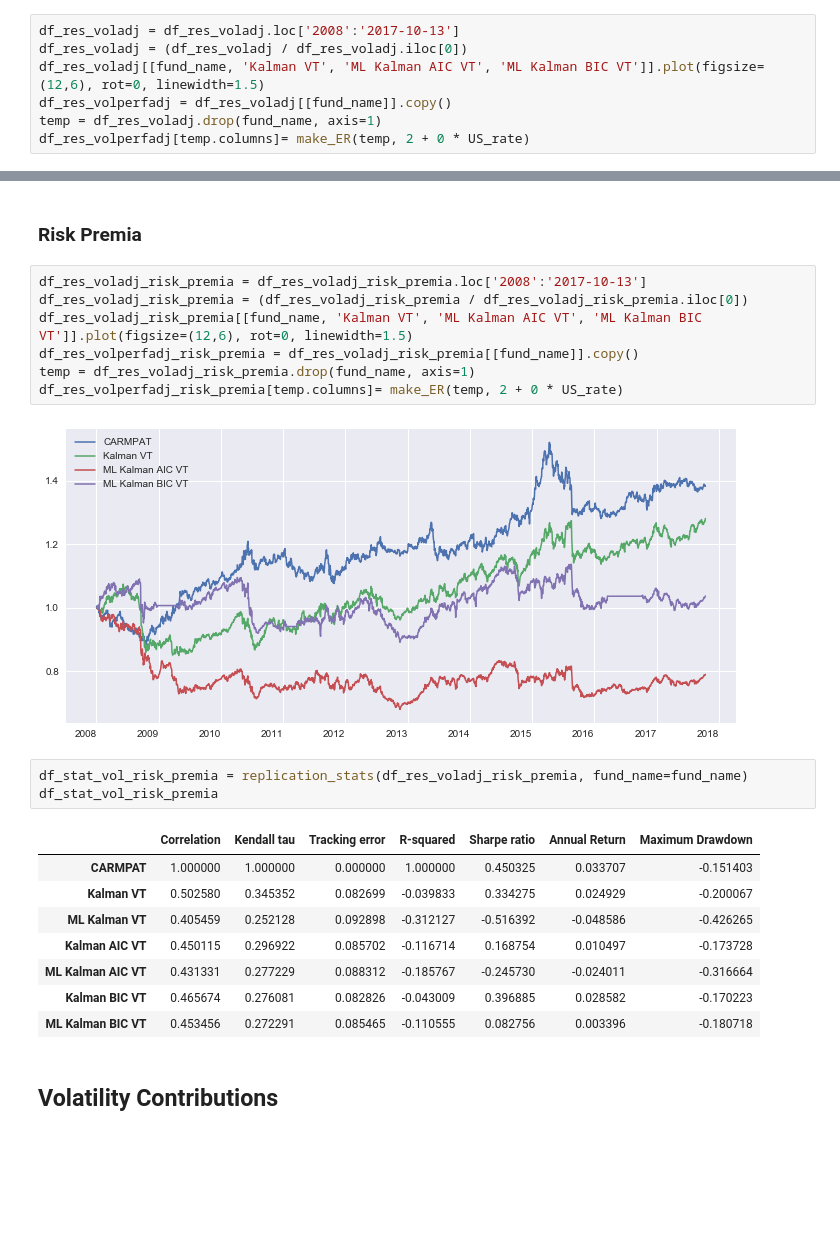
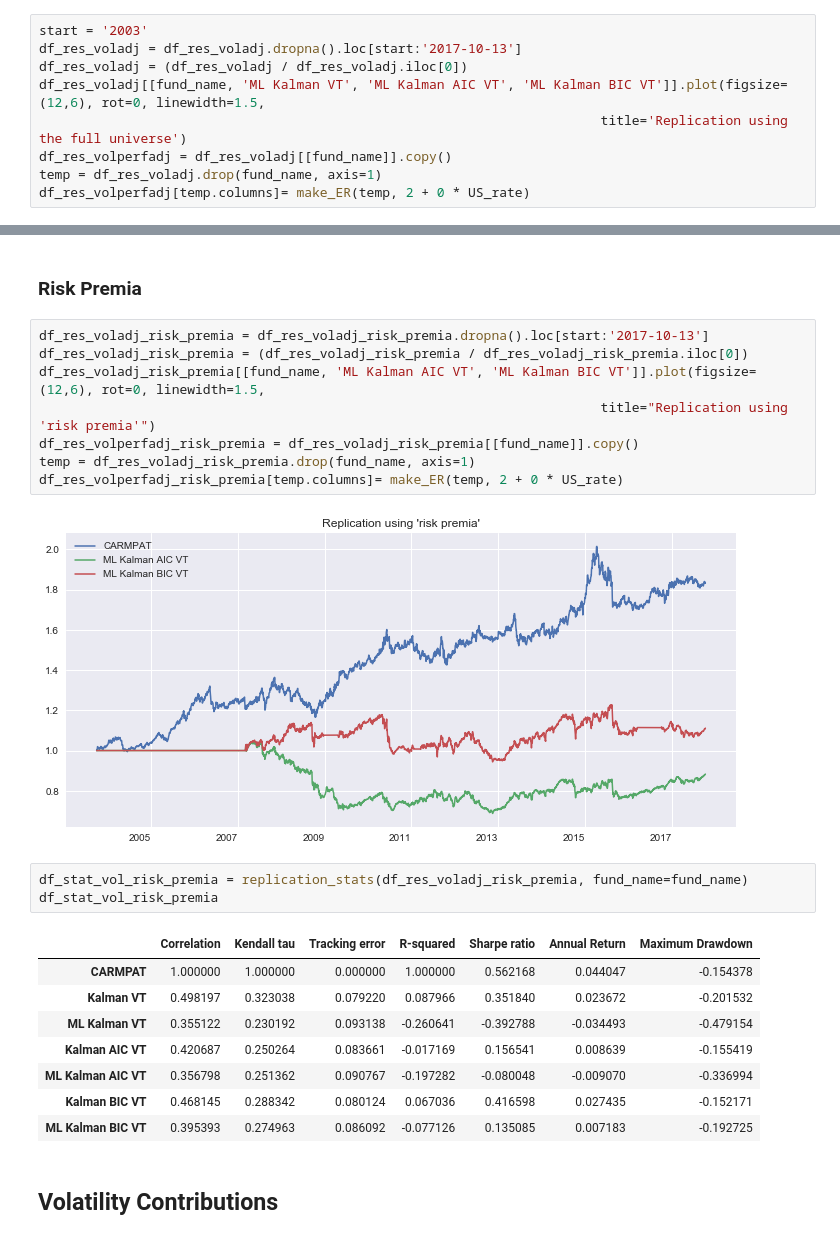
Before and after one commit to gwigniolle/Hedge-Fund-Replication, a Jupyter notebook: Replication CARMPAT Universe Impact.ipynb, the cells around one changed output, grey strips where cells are left out. Drawn from its saved outputs; the diff is of its cells as text; blank space fills up the shorter version.

```diff
--- a/Replication CARMPAT Universe Impact.ipynb
+++ b/Replication CARMPAT Universe Impact.ipynb
@@ -231,9 +252,11 @@ Wall time: 33.7 s
 # %% [markdown]
 ### All Factors
 # %%
-df_res_voladj = df_res_voladj.loc['2008':'2017-10-13']
+start = '2003'
+df_res_voladj = df_res_voladj.dropna().loc[start:'2017-10-13']
 df_res_voladj = (df_res_voladj / df_res_voladj.iloc[0])
-df_res_voladj[[fund_name, 'Kalman VT', 'ML Kalman AIC VT', 'ML Kalman BIC VT']].plot(figsize=(12,6), rot=0, linewidth=1.5)
+df_res_voladj[[fund_name, 'ML Kalman VT', 'ML Kalman AIC VT', 'ML Kalman BIC VT']].plot(figsize=(12,6), rot=0, linewidth=1.5,
+                                                                        title='Replication using the full universe')
 df_res_volperfadj = df_res_voladj[[fund_name]].copy()
 temp = df_res_voladj.drop(fund_name, axis=1)
 df_res_volperfadj[temp.columns]= make_ER(temp, 2 + 0 * US_rate)
@@ -277,26 +301,27 @@ df_stat_vol_fut
 # %% [markdown]
 ### Risk Premia
 # %%
-df_res_voladj_risk_premia = df_res_voladj_risk_premia.loc['2008':'2017-10-13']
+df_res_voladj_risk_premia = df_res_voladj_risk_premia.dropna().loc[start:'2017-10-13']
 df_res_voladj_risk_premia = (df_res_voladj_risk_premia / df_res_voladj_risk_premia.iloc[0])
-df_res_voladj_risk_premia[[fund_name, 'Kalman VT', 'ML Kalman AIC VT', 'ML Kalman BIC VT']].plot(figsize=(12,6), rot=0, linewidth=1.5)
+df_res_voladj_risk_premia[[fund_name, 'ML Kalman AIC VT', 'ML Kalman BIC VT']].plot(figsize=(12,6), rot=0, linewidth=1.5,
+                                                                        title="Replication using 'risk premia'")
 df_res_volperfadj_risk_premia = df_res_voladj_risk_premia[[fund_name]].copy()
 temp = df_res_voladj_risk_premia.drop(fund_name, axis=1)
 df_res_volperfadj_risk_premia[temp.columns]= make_ER(temp, 2 + 0 * US_rate)
 # %% [output]
-[figure, old version]
+[figure, new version]
 # %%
 df_stat_vol_risk_premia = replication_stats(df_res_voladj_risk_premia, fund_name=fund_name)
 df_stat_vol_risk_premia
 # %% [output]
 |  | Correlation | Kendall tau | Tracking error | R-squared | Sharpe ratio | Annual Return | Maximum Drawdown |
-| CARMPAT | 1.000000 | 1.000000 | 0.000000 | 1.000000 | 0.450325 | 0.033707 | -0.151403 |
-| Kalman VT | 0.502580 | 0.345352 | 0.082699 | -0.039833 | 0.334275 | 0.024929 | -0.200067 |
-| ML Kalman VT | 0.405459 | 0.252128 | 0.092898 | -0.312127 | -0.516392 | -0.048586 | -0.426265 |
-| Kalman AIC VT | 0.450115 | 0.296922 | 0.085702 | -0.116714 | 0.168754 | 0.010497 | -0.173728 |
-| ML Kalman AIC VT | 0.431331 | 0.277229 | 0.088312 | -0.185767 | -0.245730 | -0.024011 | -0.316664 |
-| Kalman BIC VT | 0.465674 | 0.276081 | 0.082826 | -0.043009 | 0.396885 | 0.028582 | -0.170223 |
-| ML Kalman BIC VT | 0.453456 | 0.272291 | 0.085465 | -0.110555 | 0.082756 | 0.003396 | -0.180718 |
+| CARMPAT | 1.000000 | 1.000000 | 0.000000 | 1.000000 | 0.562168 | 0.044047 | -0.154378 |
+| Kalman VT | 0.498197 | 0.323038 | 0.079220 | 0.087966 | 0.351840 | 0.023672 | -0.201532 |
+| ML Kalman VT | 0.355122 | 0.230192 | 0.093138 | -0.260641 | -0.392788 | -0.034493 | -0.479154 |
+| Kalman AIC VT | 0.420687 | 0.250264 | 0.083661 | -0.017169 | 0.156541 | 0.008639 | -0.155419 |
+| ML Kalman AIC VT | 0.356798 | 0.251362 | 0.090767 | -0.197282 | -0.080048 | -0.009070 | -0.336994 |
+| Kalman BIC VT | 0.468145 | 0.288342 | 0.080124 | 0.067036 | 0.416598 | 0.027435 | -0.152171 |
+| ML Kalman BIC VT | 0.395393 | 0.274963 | 0.086092 | -0.077126 | 0.135085 | 0.007183 | -0.192725 |
 # %% [markdown]
 ## Volatility Contributions
 # %%
```
Also changed, not shown: parts of 16 cells of this notebook, 4 other files.
